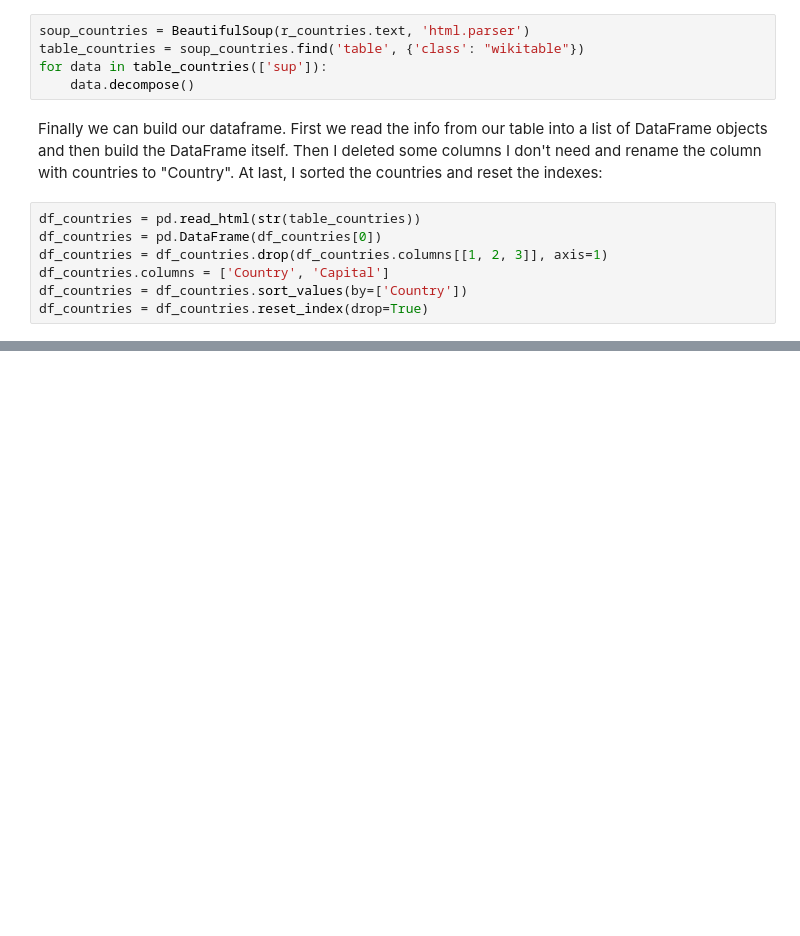
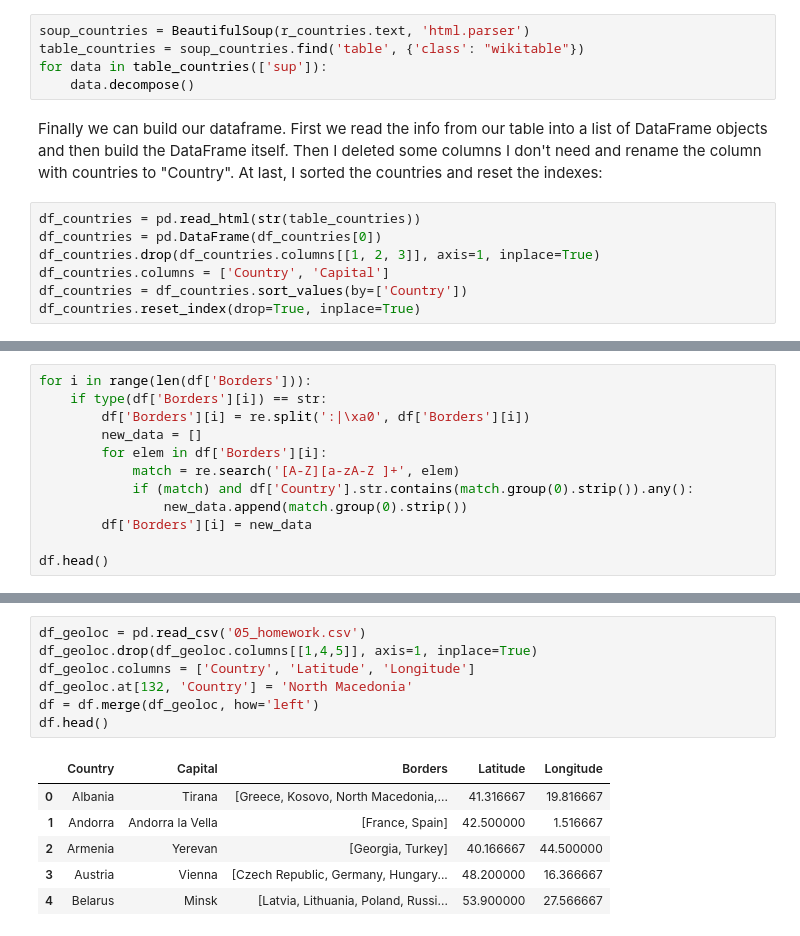
Before and after one commit to sltKaguya/itmo, a Jupyter notebook: discr_math/05_graph_theory/05_homework.ipynb, the cells around one changed output, grey strips where cells are left out. Cells and saved outputs as stored; diff of their text form; blank space fills up the shorter version.

```diff
--- a/discr_math/05_graph_theory/05_homework.ipynb
+++ b/discr_math/05_graph_theory/05_homework.ipynb
@@ -59,8 +68,8 @@ Then I deleted some columns I don't need and rename the column with countries to
 # %%
 df_countries = pd.read_html(str(table_countries))
 df_countries = pd.DataFrame(df_countries[0])
-df_countries = df_countries.drop(df_countries.columns[[1, 2, 3]], axis=1)
+df_countries.drop(df_countries.columns[[1, 2, 3]], axis=1, inplace=True)
 df_countries.columns = ['Country', 'Capital']
 df_countries = df_countries.sort_values(by=['Country'])
-df_countries = df_countries.reset_index(drop=True)
+df_countries.reset_index(drop=True, inplace=True)
 # %% [markdown]
@@ -139,0 +126,12 @@ df
+# %%
+for i in range(len(df['Borders'])):
+    if type(df['Borders'][i]) == str:
+        df['Borders'][i] = re.split(':|\xa0', df['Borders'][i])
+        new_data = []
+        for elem in df['Borders'][i]:
+            match = re.search('[A-Z][a-zA-Z ]+', elem)
+            if (match) and df['Country'].str.contains(match.group(0).strip()).any():
+                new_data.append(match.group(0).strip())
+        df['Borders'][i] = new_data
+
+df.head()
@@ -139,0 +148,14 @@ df
+# %%
+df_geoloc = pd.read_csv('05_homework.csv')
+df_geoloc.drop(df_geoloc.columns[[1,4,5]], axis=1, inplace=True)
+df_geoloc.columns = ['Country', 'Latitude', 'Longitude']
+df_geoloc.at[132, 'Country'] = 'North Macedonia'
+df = df.merge(df_geoloc, how='left')
+df.head()
+# %% [output]
+|  | Country | Capital | Borders | Latitude | Longitude |
+| 0 | Albania | Tirana | [Greece, Kosovo, North Macedonia,... | 41.316667 | 19.816667 |
+| 1 | Andorra | Andorra la Vella | [France, Spain] | 42.500000 | 1.516667 |
+| 2 | Armenia | Yerevan | [Georgia, Turkey] | 40.166667 | 44.500000 |
+| 3 | Austria | Vienna | [Czech Republic, Germany, Hungary... | 48.200000 | 16.366667 |
+| 4 | Belarus | Minsk | [Latvia, Lithuania, Poland, Russi... | 53.900000 | 27.566667 |
```
Also changed, not shown: parts of 17 cells of this notebook, 1 other file.
